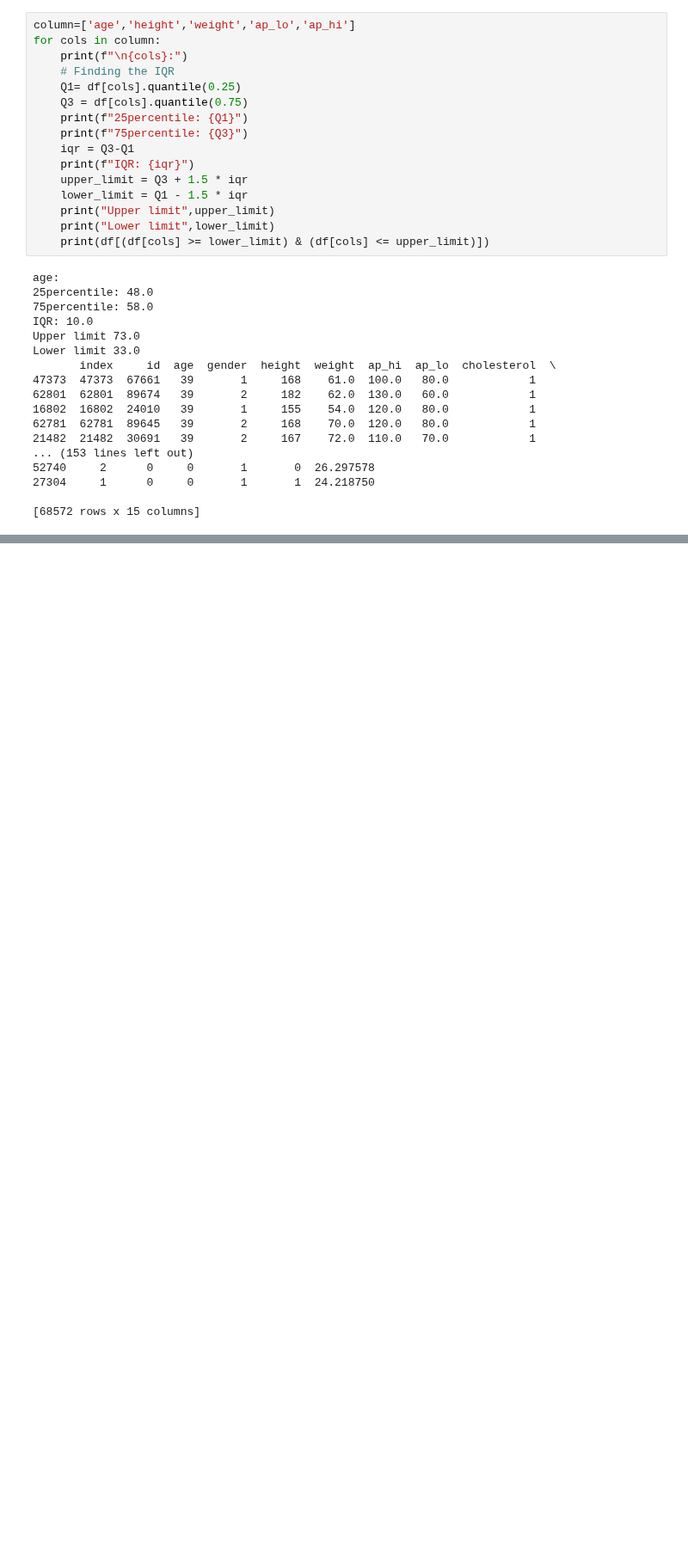
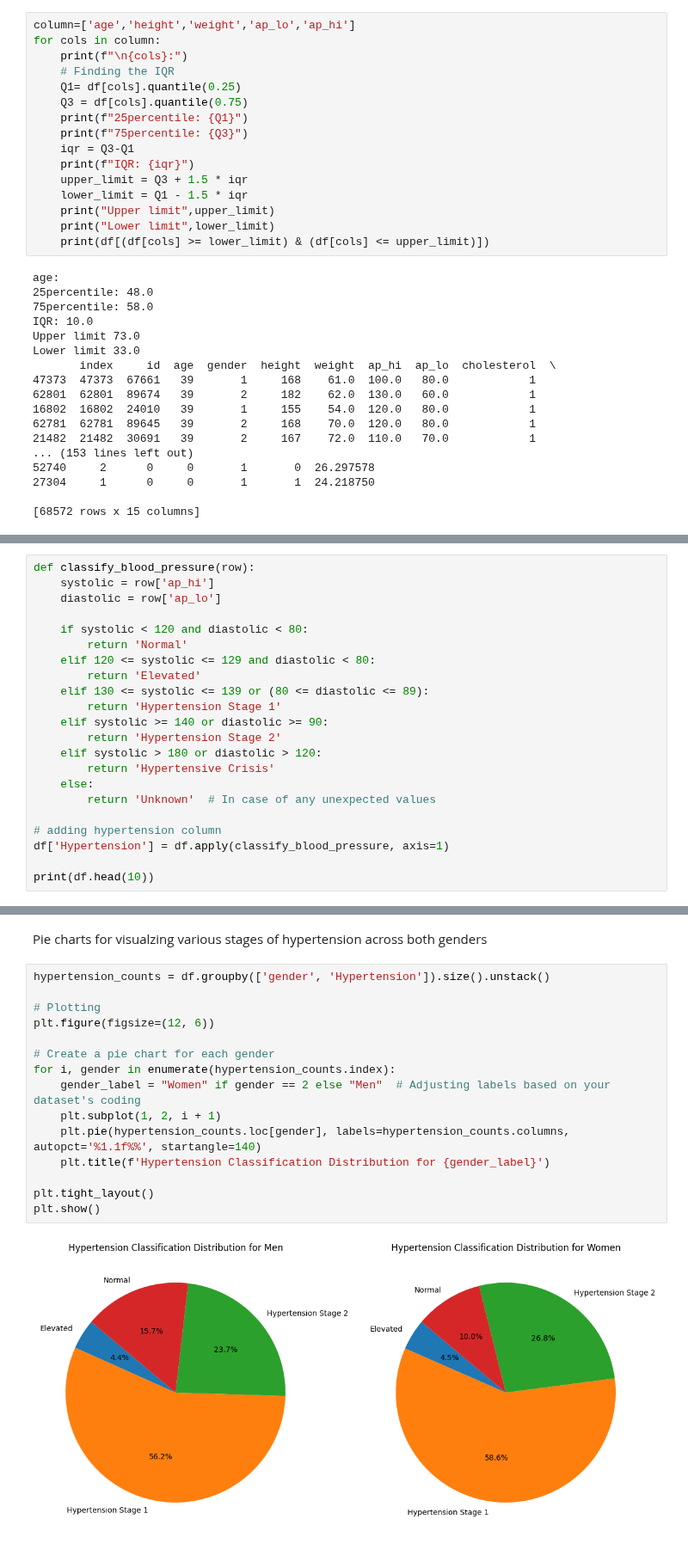
Before and after one commit to Dcode-7/CVD-Model, a Jupyter notebook: CVD_Model.ipynb, the cells around one changed output, grey strips where cells are left out. Shown at 86% size. Saved outputs shown, nothing was run; the diff lists cells and outputs as text; blank space fills up the shorter version.

Commit message:
Hypertension and charts

```diff
--- a/CVD_Model.ipynb
+++ b/CVD_Model.ipynb
@@ -389,0 +392,22 @@ Lower limit 33.0
+# %%
+def classify_blood_pressure(row):
+    systolic = row['ap_hi']
+    diastolic = row['ap_lo']
+
+    if systolic < 120 and diastolic < 80:
+        return 'Normal'
+    elif 120 <= systolic <= 129 and diastolic < 80:
+        return 'Elevated'
+    elif 130 <= systolic <= 139 or (80 <= diastolic <= 89):
+        return 'Hypertension Stage 1'
+    elif systolic >= 140 or diastolic >= 90:
+        return 'Hypertension Stage 2'
+    elif systolic > 180 or diastolic > 120:
+        return 'Hypertensive Crisis'
+    else:
+        return 'Unknown'  # In case of any unexpected values
+
+# adding hypertension column
+df['Hypertension'] = df.apply(classify_blood_pressure, axis=1)
+
+print(df.head(10))
@@ -389,0 +432,19 @@ Lower limit 33.0
+# %% [markdown]
+Pie charts for visualzing various stages of hypertension across both genders
+# %%
+hypertension_counts = df.groupby(['gender', 'Hypertension']).size().unstack()
+
+# Plotting
+plt.figure(figsize=(12, 6))
+
+# Create a pie chart for each gender
+for i, gender in enumerate(hypertension_counts.index):
+    gender_label = "Women" if gender == 2 else "Men"  # Adjusting labels based on your dataset's coding
+    plt.subplot(1, 2, i + 1)
+    plt.pie(hypertension_counts.loc[gender], labels=hypertension_counts.columns, autopct='%1.1f%%', startangle=140)
+    plt.title(f'Hypertension Classification Distribution for {gender_label}')
+
+plt.tight_layout()
+plt.show()
+# %% [output]
+[figure, added]
```
Also changed, not shown: parts of 2 cells of this notebook.
